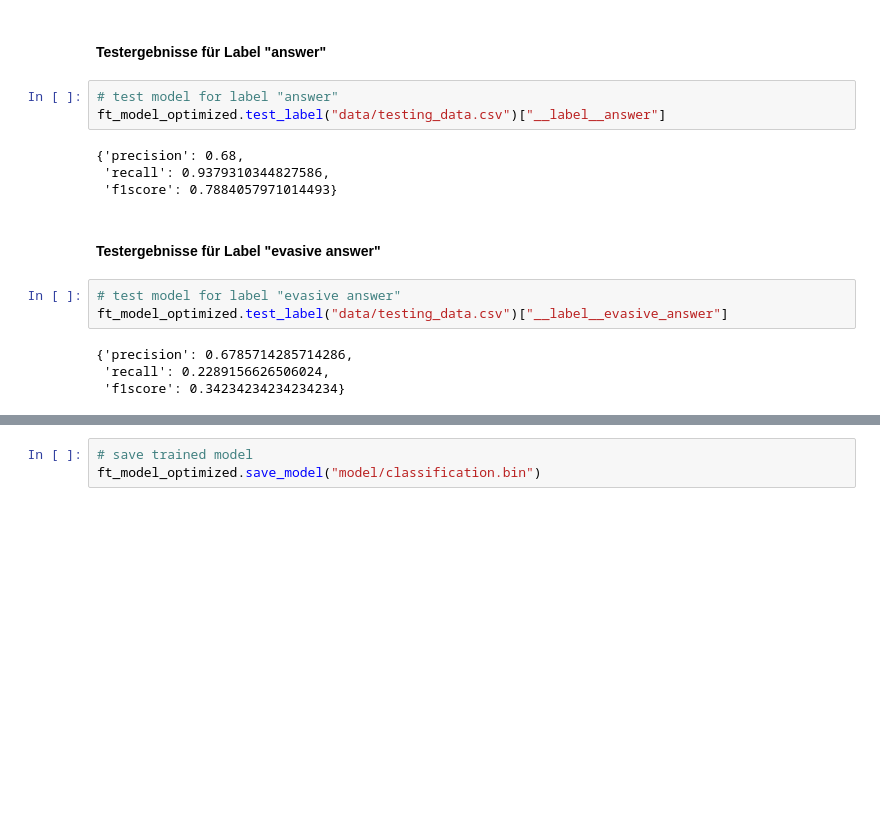
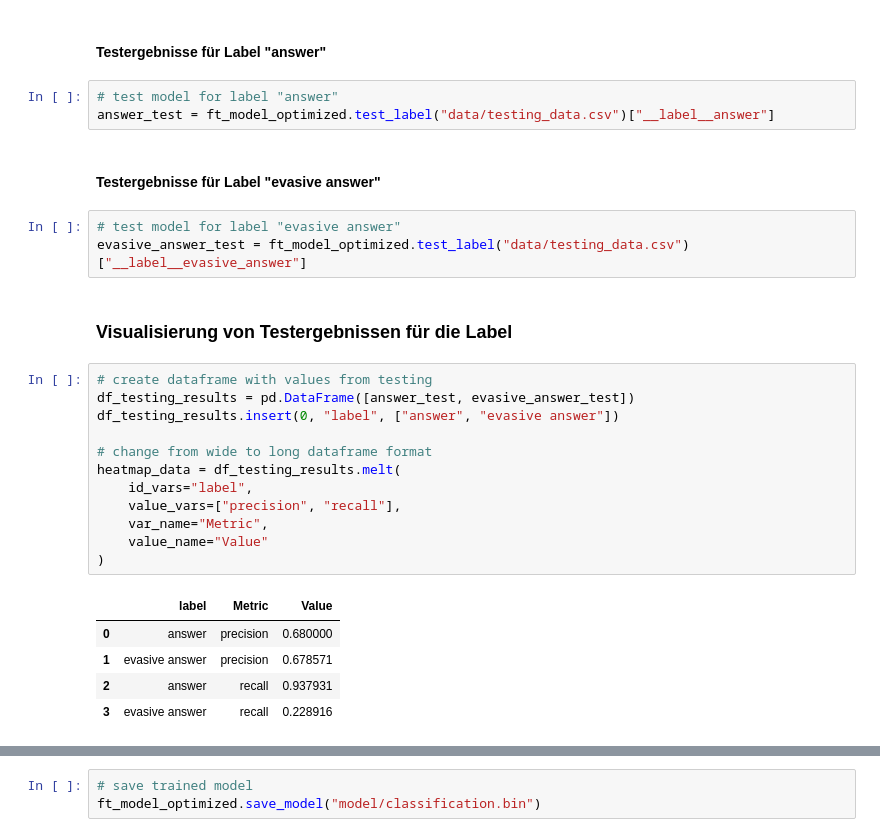
Before and after one commit to dariom25/automatisierte_antwortanalyse_von_abgeordneten, a Jupyter notebook: pipeline_classification.ipynb, the cells around one changed output, grey strips where cells are left out. Drawn from its saved outputs; the diff is of its cells as text; blank space fills up the shorter version.

```diff
--- a/pipeline_classification.ipynb
+++ b/pipeline_classification.ipynb
@@ -159,17 +159,29 @@ ft_model_optimized.test("data/testing_data.csv")
 #### Testergebnisse für Label "answer"
 # %%
 # test model for label "answer"
-ft_model_optimized.test_label("data/testing_data.csv")["__label__answer"]
+answer_test = ft_model_optimized.test_label("data/testing_data.csv")["__label__answer"]
-# %% [output]
-{'precision': 0.68,
- 'recall': 0.9379310344827586,
- 'f1score': 0.7884057971014493}
 # %% [markdown]
 #### Testergebnisse für Label "evasive answer"
 # %%
 # test model for label "evasive answer"
-ft_model_optimized.test_label("data/testing_data.csv")["__label__evasive_answer"]
+evasive_answer_test = ft_model_optimized.test_label("data/testing_data.csv")["__label__evasive_answer"]
-# %% [output]
-{'precision': 0.6785714285714286,
- 'recall': 0.2289156626506024,
- 'f1score': 0.34234234234234234}
+# %% [markdown]
+### Visualisierung von Testergebnissen für die Label
+# %%
+# create dataframe with values from testing
+df_testing_results = pd.DataFrame([answer_test, evasive_answer_test])
+df_testing_results.insert(0, "label", ["answer", "evasive answer"])
+
+# change from wide to long dataframe format
+heatmap_data = df_testing_results.melt(
+    id_vars="label",
+    value_vars=["precision", "recall"],
+    var_name="Metric",
+    value_name="Value"
+)
+# %% [output]
+|  | label | Metric | Value |
+| 0 | answer | precision | 0.680000 |
+| 1 | evasive answer | precision | 0.678571 |
+| 2 | answer | recall | 0.937931 |
+| 3 | evasive answer | recall | 0.228916 |
```
Also changed, not shown: parts of 6 cells of this notebook.
